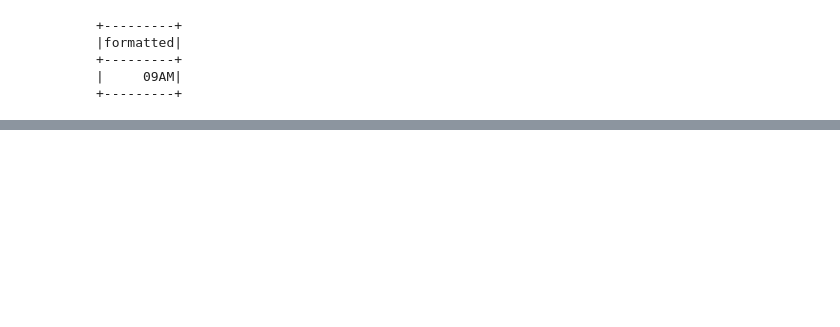
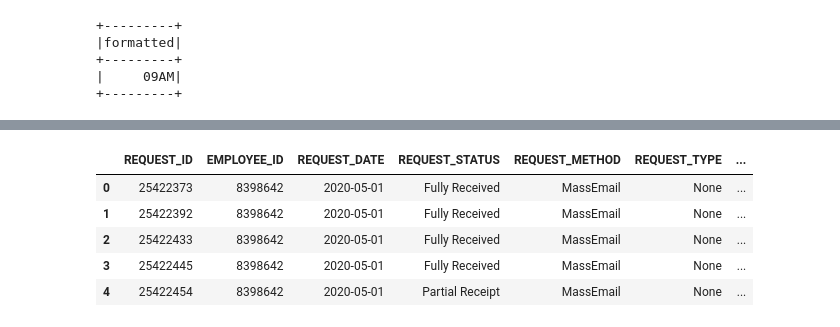
Before and after one commit to cpassorelli/call-reports, a Jupyter notebook: ipython/caller-statement-report.ipynb, the cells around one changed output, grey strips where cells are left out. Cells and saved outputs as stored; diff of their text form; code cells hidden in the pictures; blank space fills up the shorter version.

```diff
--- a/ipython/caller-statement-report.ipynb
+++ b/ipython/caller-statement-report.ipynb
@@ -414,0 +680,17 @@ FROM
+# %%
+query = """
+SELECT
+    *
+FROM
+    STATEMENT_REQUESTS
+LIMIT 5
+"""
+
+spark.sql(query).toPandas()
+# %% [output]
+|  | REQUEST_ID | EMPLOYEE_ID | REQUEST_DATE | REQUEST_STATUS | REQUEST_METHOD | REQUEST_TYPE | ... |
+| 0 | 25422373 | 8398642 | 2020-05-01 | Fully Received | MassEmail | None | ... |
+| 1 | 25422392 | 8398642 | 2020-05-01 | Fully Received | MassEmail | None | ... |
+| 2 | 25422433 | 8398642 | 2020-05-01 | Fully Received | MassEmail | None | ... |
+| 3 | 25422445 | 8398642 | 2020-05-01 | Fully Received | MassEmail | None | ... |
+| 4 | 25422454 | 8398642 | 2020-05-01 | Partial Receipt | MassEmail | None | ... |
```
Also changed, not shown: parts of 24 cells of this notebook, 1 other file.
